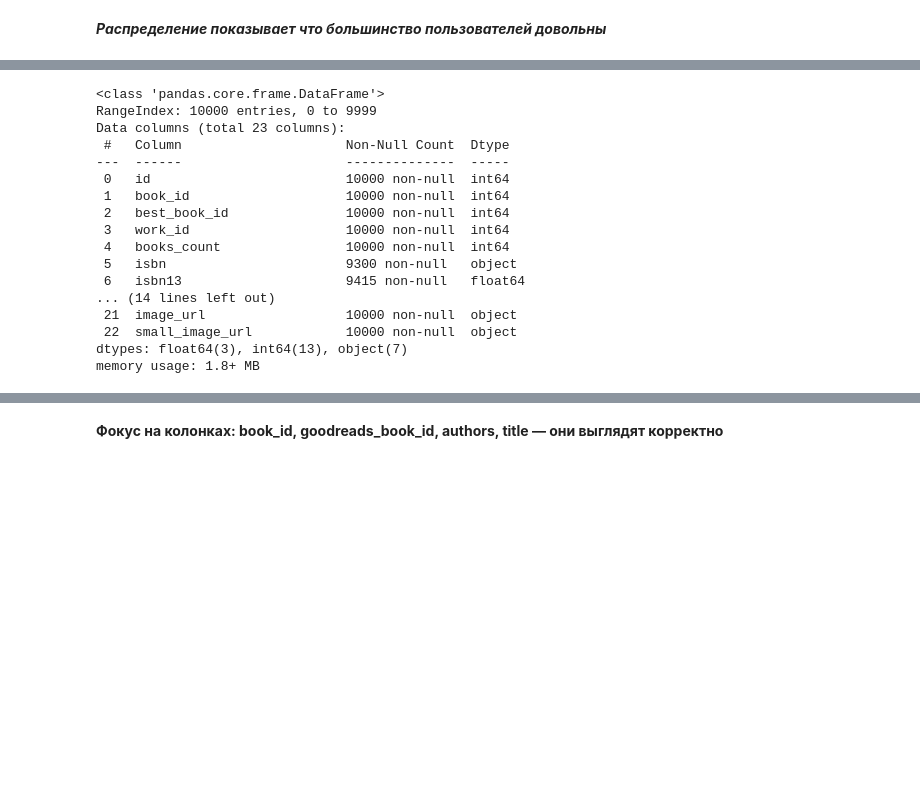
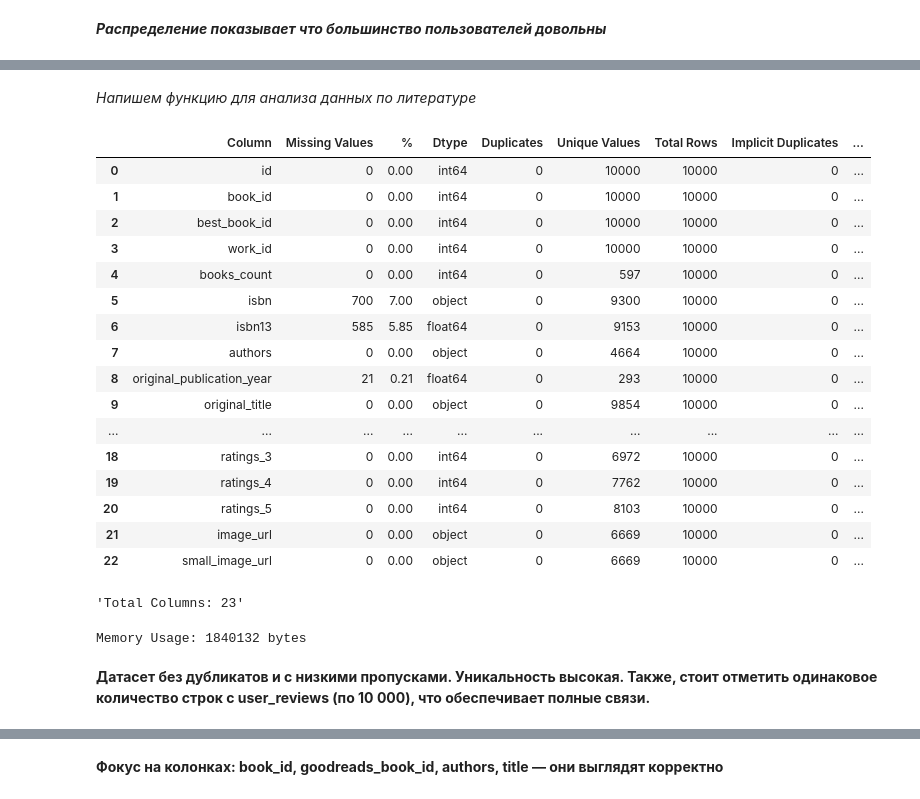
Before and after one commit to dmshipov/home_work_MEPhi, a Jupyter notebook: recommendation_system/HW_1.ipynb, the cells around one changed output, grey strips where cells are left out. Cells and saved outputs as stored; diff of their text form; code cells hidden in the pictures; blank space fills up the shorter version.

```diff
--- a/recommendation_system/HW_1.ipynb
+++ b/recommendation_system/HW_1.ipynb
@@ -106,23 +141,5 @@ literature.head()
 | 2 | 3 | 41865 | 41865 | 3212258 | 226 | 316015849 | 9.780316e+12 | Stephenie Meyer | 2005.0 | ... |
 | 3 | 4 | 2657 | 2657 | 3275794 | 487 | 61120081 | 9.780061e+12 | Harper Lee | 1960.0 | ... |
 | 4 | 5 | 4671 | 4671 | 245494 | 1356 | 743273567 | 9.780743e+12 | F. Scott Fitzgerald | 1925.0 | ... |
-# %%
-literature.info()
-# %% [output]
-<class 'pandas.core.frame.DataFrame'>
-RangeIndex: 10000 entries, 0 to 9999
-Data columns (total 23 columns):
- #   Column                     Non-Null Count  Dtype
----  ------                     --------------  -----
- 0   id                         10000 non-null  int64
- 1   book_id                    10000 non-null  int64
- 2   best_book_id               10000 non-null  int64
- 3   work_id                    10000 non-null  int64
- 4   books_count                10000 non-null  int64
- 5   isbn                       9300 non-null   object
- 6   isbn13                     9415 non-null   float64
-... (14 lines left out)
- 21  image_url                  10000 non-null  object
- 22  small_image_url            10000 non-null  object
-dtypes: float64(3), int64(13), object(7)
-memory usage: 1.8+ MB
+# %% [markdown]
+*Напишем функцию для анализа данных по литературе*
@@ -129 +201,37 @@ memory usage: 1.8+ MB
+# %%
+# Выведем аналитическую табличку
+# Анализируем literature
+train_info = infoOut(literature, details=True, missing_values=True)
+trainInfo = train_info[0]
+train_totalColumns = train_info[2]
+train_totalMemory = train_info[4]
+
+# Добавляем индикатор дубликатов для каждой строки в dfFrame
+trainInfo['Duplicate Rows'] = literature.duplicated()
+
+display(trainInfo)
+display(f"Total Columns: {train_totalColumns}")
+print(f"Memory Usage: {train_totalMemory} bytes")
+# %% [output]
+|  | Column | Missing Values | % | Dtype | Duplicates | Unique Values | Total Rows | Implicit Duplicates | ... |
+| 0 | id | 0 | 0.00 | int64 | 0 | 10000 | 10000 | 0 | ... |
+| 1 | book_id | 0 | 0.00 | int64 | 0 | 10000 | 10000 | 0 | ... |
+| 2 | best_book_id | 0 | 0.00 | int64 | 0 | 10000 | 10000 | 0 | ... |
+| 3 | work_id | 0 | 0.00 | int64 | 0 | 10000 | 10000 | 0 | ... |
+| 4 | books_count | 0 | 0.00 | int64 | 0 | 597 | 10000 | 0 | ... |
+| 5 | isbn | 700 | 7.00 | object | 0 | 9300 | 10000 | 0 | ... |
+| 6 | isbn13 | 585 | 5.85 | float64 | 0 | 9153 | 10000 | 0 | ... |
+| 7 | authors | 0 | 0.00 | object | 0 | 4664 | 10000 | 0 | ... |
+| 8 | original_publication_year | 21 | 0.21 | float64 | 0 | 293 | 10000 | 0 | ... |
+| 9 | original_title | 0 | 0.00 | object | 0 | 9854 | 10000 | 0 | ... |
+| ... | ... | ... | ... | ... | ... | ... | ... | ... | ... |
+| 18 | ratings_3 | 0 | 0.00 | int64 | 0 | 6972 | 10000 | 0 | ... |
+| 19 | ratings_4 | 0 | 0.00 | int64 | 0 | 7762 | 10000 | 0 | ... |
+| 20 | ratings_5 | 0 | 0.00 | int64 | 0 | 8103 | 10000 | 0 | ... |
+| 21 | image_url | 0 | 0.00 | object | 0 | 6669 | 10000 | 0 | ... |
+| 22 | small_image_url | 0 | 0.00 | object | 0 | 6669 | 10000 | 0 | ... |
+'Total Columns: 23'
+Memory Usage: 1840132 bytes
+# %% [markdown]
+**Датасет без дубликатов и с низкими пропусками. Уникальность высокая. Также, стоит отметить одинаковое количество строк с user_reviews (по 10 000), что обеспечивает полные связи.**
 # %%
```
Also changed, not shown: parts of 7 cells of this notebook, 8 other files.
